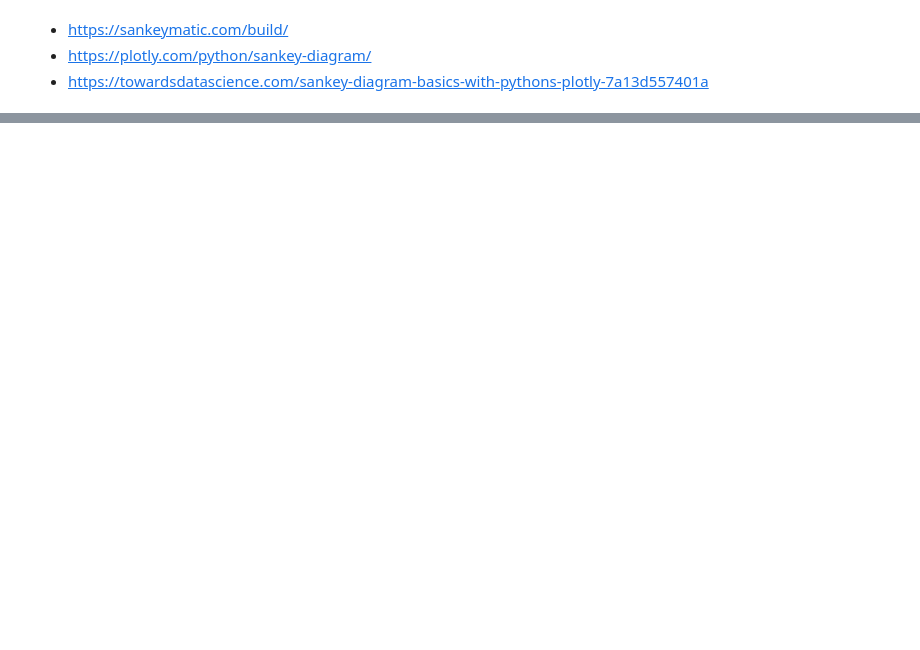
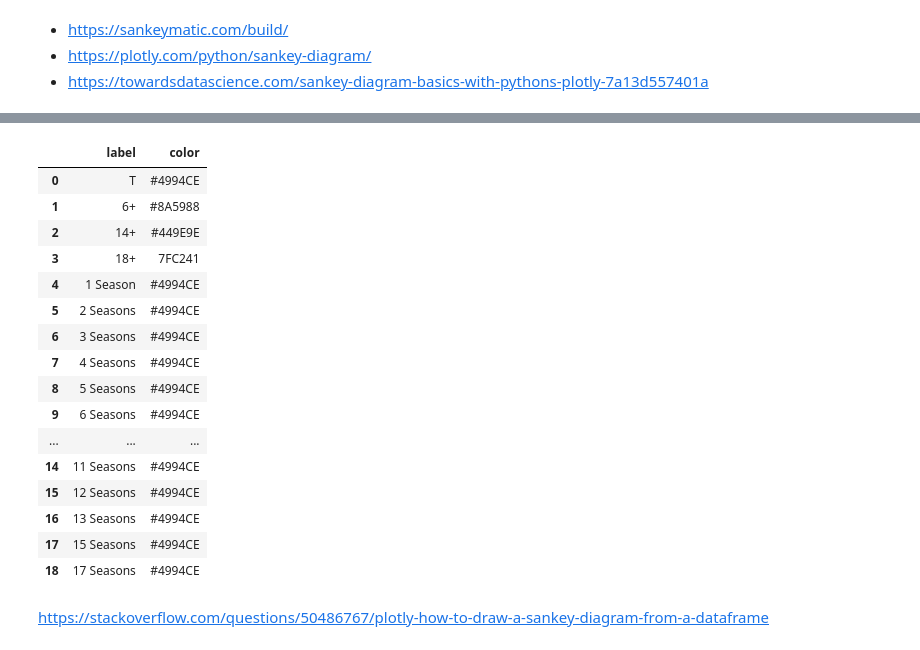
Before and after one commit to Blowdire/DataVisualizationProject, a Jupyter notebook: Progetto/progetto-netflix.ipynb, the cells around one changed output, grey strips where cells are left out. Cells and saved outputs as stored; diff of their text form; code cells hidden in the pictures; blank space fills up the shorter version.

```diff
--- a/Progetto/progetto-netflix.ipynb
+++ b/Progetto/progetto-netflix.ipynb
@@ -569,0 +631,29 @@ grigio e rosso
+# %%
+# construct new node df
+
+dict = {'label':["T", "6+", "14+", "18+", "1 Season", "2 Seasons", "3 Seasons", "4 Seasons", "5 Seasons", "6 Seasons", "7 Seasons", "8 Seasons", "9 Seasons", "10 Seasons", "11 Seasons", "12 Seasons", "13 Seasons", "15 Seasons", "17 Seasons"],
+        'color':["#4994CE", "#8A5988", "#449E9E", "7FC241", "#4994CE", "#4994CE", "#4994CE", "#4994CE", "#4994CE", "#4994CE", "#4994CE", "#4994CE", "#4994CE", "#4994CE", "#4994CE", "#4994CE", "#4994CE", "#4994CE", "#4994CE"]}
+
+df_nodes = pd.DataFrame(dict)
+
+df_nodes
+# %% [output]
+|  | label | color |
+| 0 | T | #4994CE |
+| 1 | 6+ | #8A5988 |
+| 2 | 14+ | #449E9E |
+| 3 | 18+ | 7FC241 |
+| 4 | 1 Season | #4994CE |
+| 5 | 2 Seasons | #4994CE |
+| 6 | 3 Seasons | #4994CE |
+| 7 | 4 Seasons | #4994CE |
+| 8 | 5 Seasons | #4994CE |
+| 9 | 6 Seasons | #4994CE |
+| ... | ... | ... |
+| 14 | 11 Seasons | #4994CE |
+| 15 | 12 Seasons | #4994CE |
+| 16 | 13 Seasons | #4994CE |
+| 17 | 15 Seasons | #4994CE |
+| 18 | 17 Seasons | #4994CE |
+# %% [markdown]
+https://stackoverflow.com/questions/50486767/plotly-how-to-draw-a-sankey-diagram-from-a-dataframe
```
Also changed, not shown: parts of 21 cells of this notebook, 1 other file.
